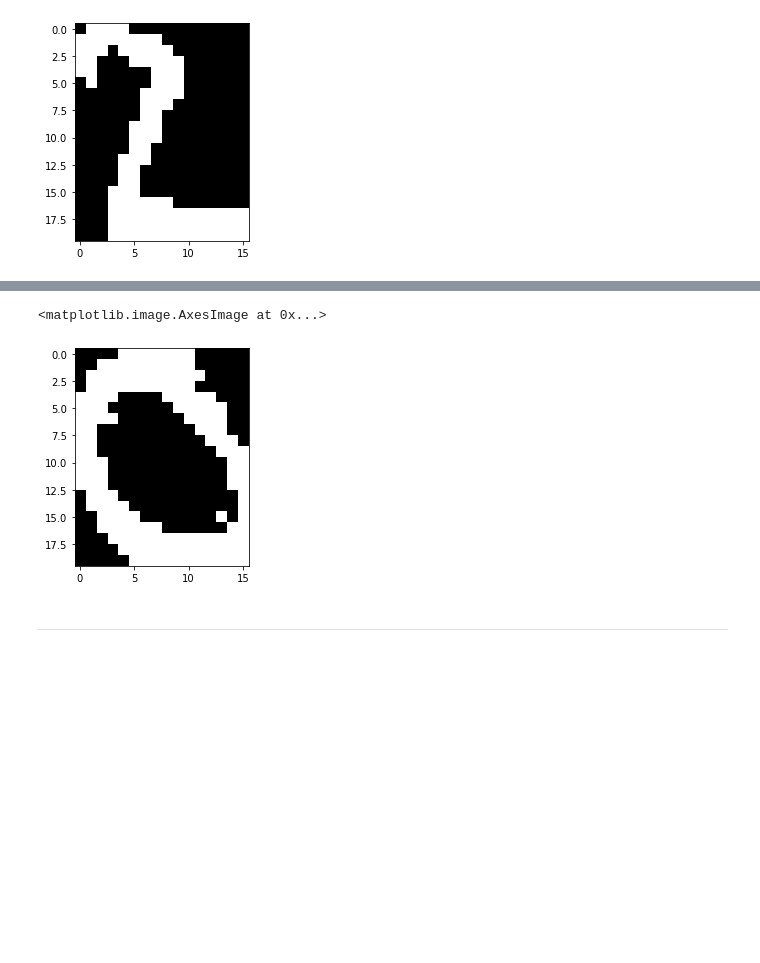
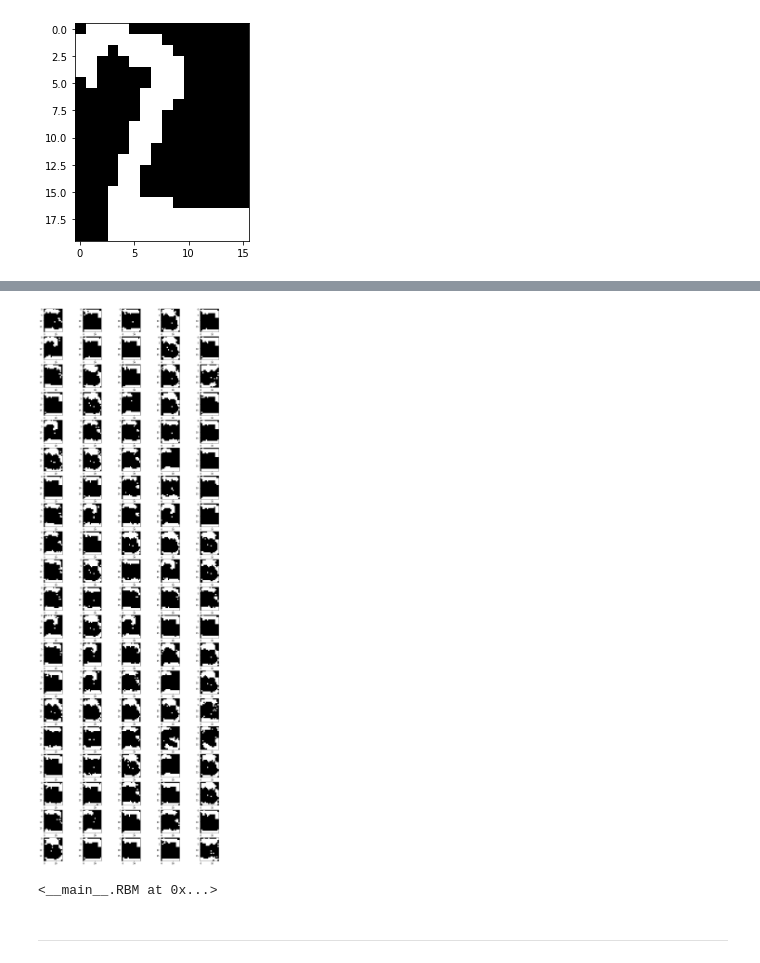
Before and after one commit to Koowah/Deep_neural_networks, a Jupyter notebook: notebooks/1_AL_TP_DNN.ipynb, the cells around one changed output, grey strips where cells are left out. Saved outputs shown, nothing was run; the diff lists cells and outputs as text; code cells hidden in the pictures; blank space fills up the shorter version.

Commit message:
commit on 'main'

```diff
--- a/notebooks/1_AL_TP_DNN.ipynb
+++ b/notebooks/1_AL_TP_DNN.ipynb
@@ -310,7 +310,13 @@ plt.imshow(rbm.reconstruct(data[39*2].T)[0].reshape(20,16), cmap='Greys_r')
 # %%
 generated_images = rbm.generate_image(iter_gibbs=1000, number_image=100)
-# %%
-plt.imshow(generated_images[39].reshape(20,16), cmap='Greys_r')
-# %% [output]
-<matplotlib.image.AxesImage at 0x...>
-[figure, removed]
+# %%
+fig = plt.figure(figsize=(16, 48))
+columns = 5
+rows = 20
+for i in range(1, columns*rows +1):
+    img = generated_images[i-1].reshape(20,16)
+    fig.add_subplot(rows, columns, i)
+    plt.imshow(img, cmap='Greys_r')
+plt.show()
+# %% [output]
+[figure, added]
@@ -317,3 +333,7 @@ plt.imshow(generated_images[39].reshape(20,16), cmap='Greys_r')
+# %%
+calcul_softmax
+# %% [output]
+<__main__.RBM at 0x...>
 # %% [markdown]
 ---
 # %% [markdown]
```
Also changed, not shown: parts of 15 cells of this notebook, 3 other files.
